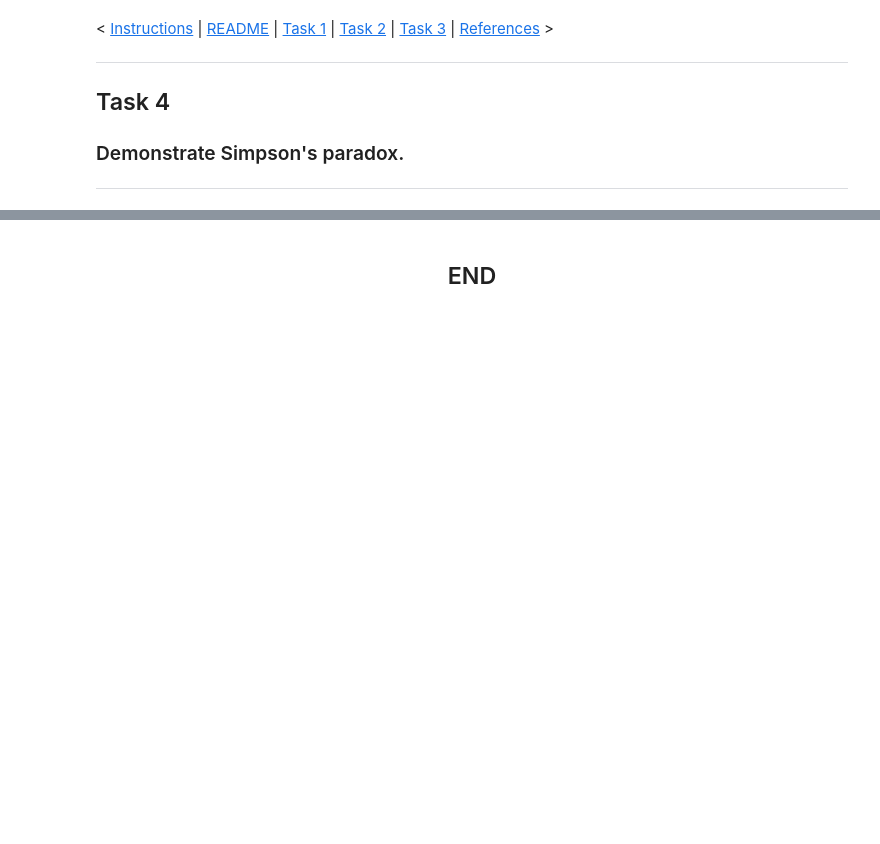
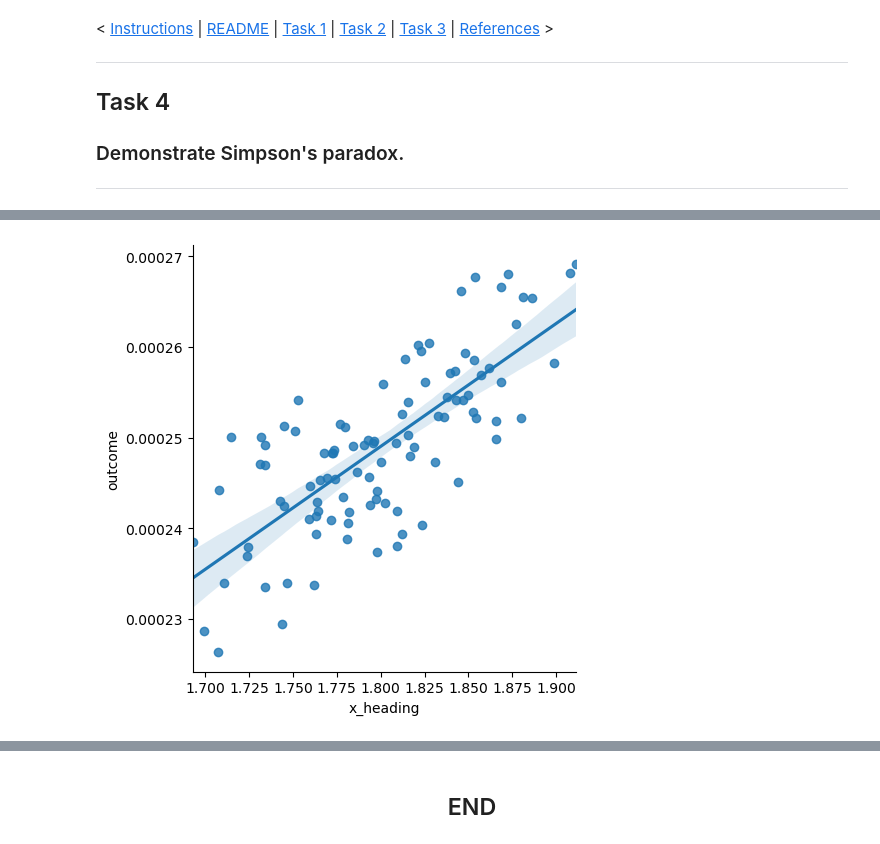
Before and after one commit to E6985/fda-tasks, a Jupyter notebook: Fundamentals-of-Data-Analysis-Tasks-2020.ipynb, the cells around one changed output, grey strips where cells are left out. Cells and saved outputs as stored; diff of their text form; code cells hidden in the pictures; blank space fills up the shorter version.

```diff
--- a/Fundamentals-of-Data-Analysis-Tasks-2020.ipynb
+++ b/Fundamentals-of-Data-Analysis-Tasks-2020.ipynb
@@ -987,0 +1004,8 @@ sns.distplot(nOutput);
+# %%
+x1=np.random.normal(1.8,0.05,100)
+# %%
+y1=np.random.normal(85,1,100)
+# %%
+x1_y1=pd.DataFrame({"x_heading":x1,"y_heading":y1})
+# %%
+x1_y1["outcome"]=x1_y1["x_heading"]/x1_y1["y_heading"]**2
@@ -987,0 +1028,4 @@ sns.distplot(nOutput);
+# %%
+sns.lmplot(x="x_heading",y="outcome",data=x1_y1);
+# %% [output]
+[figure, added]
```
Also changed, not shown: parts of 21 cells of this notebook.
